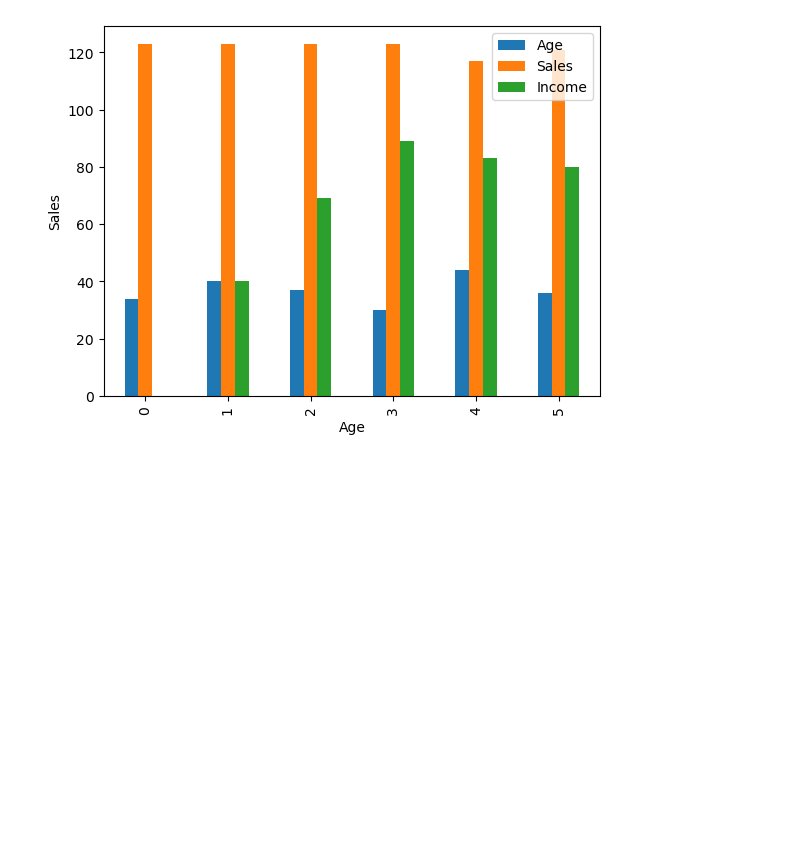
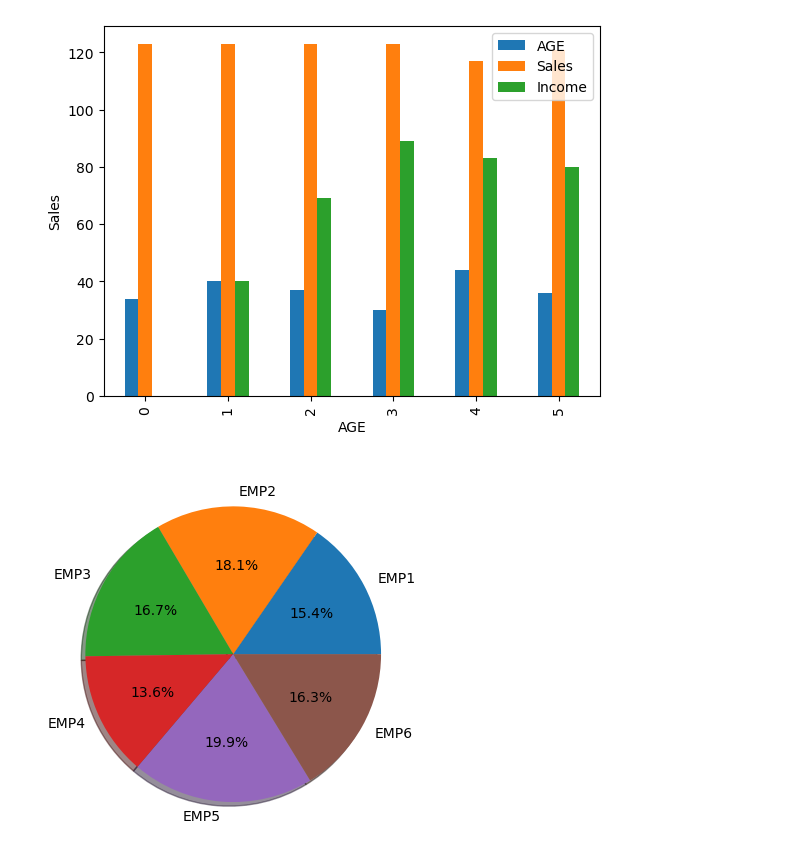
Before and after one commit to DHANUSH696/assignmentnj, a Jupyter notebook: CSV.ipynb, the cells around one changed output. Saved outputs shown, nothing was run; the diff lists cells and outputs as text; code cells hidden in the pictures; blank space fills up the shorter version.

```diff
--- a/CSV.ipynb
+++ b/CSV.ipynb
@@ -151,7 +151,7 @@ data=[['E001','M',34,123,'NORMAL',0],
       ['E005','F',44,117,'UNDERWEIGHT',83],
       ['E006','M',36,121,'NORMAL',80]
      ]
-df=pd.DataFrame(data,columns=['EMPID','Gender','Age','Sales','BMI','Income'])
+df=pd.DataFrame(data,columns=['EMPID','Gender','AGE','Sales','BMI','Income'])
 df.hist()
 plt.show()
 # %% [output]
@@ -165,3 +165,11 @@ plt.ylabel("Sales")
 plt.show()
 # %% [output]
 [figure]
+# %%
+import matplotlib.pyplot as plt
+
+# Assuming df is your DataFrame with a column 'Age'
+plt.pie(df['AGE'], labels=['EMP1', 'EMP2', 'EMP3', 'EMP4', 'EMP5','EMP6'], autopct='%1.1f%%', shadow=True)
+plt.show()
+# %% [output]
+[figure, added]
```
Also changed, not shown: parts of 1 cell of this notebook, 9 other files.
